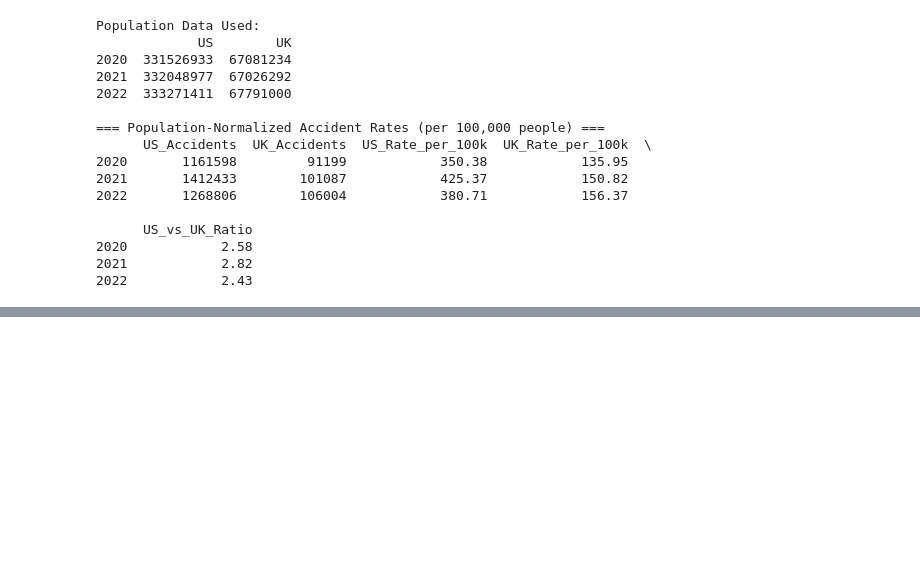
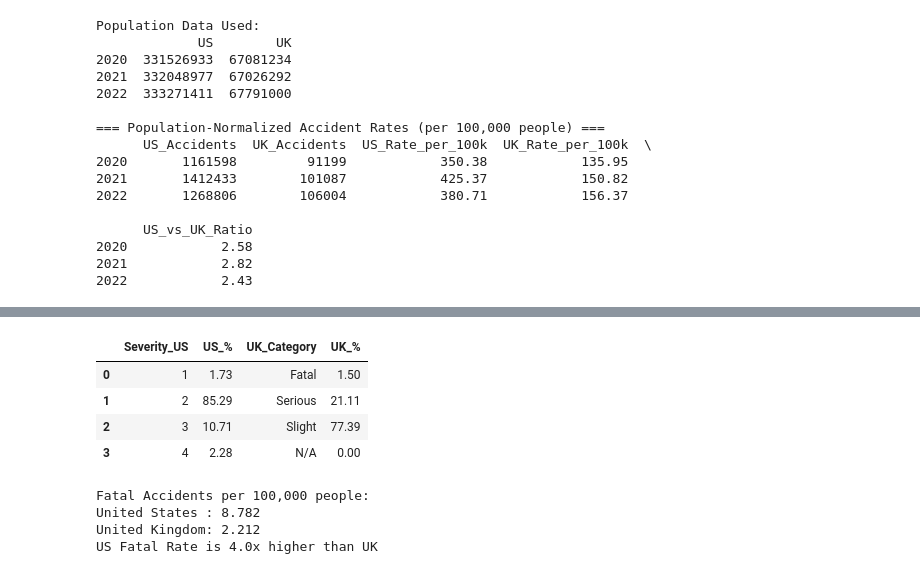
Before and after one commit to denislavh/Uk-vs-US-Road-Accidents-Comparison, a Jupyter notebook: Road_Accidents.ipynb, the cells around one changed output, grey strips where cells are left out. Saved outputs shown, nothing was run; the diff lists cells and outputs as text; code cells hidden in the pictures; blank space fills up the shorter version.

```diff
--- a/Road_Accidents.ipynb
+++ b/Road_Accidents.ipynb
@@ -292,0 +400,34 @@ display(Markdown(summary_md))
+# %%
+
+comparison_table = pd.DataFrame({
+    'Severity_US': [1, 2, 3, 4],
+    'US_%': us_sev.values,
+    'UK_Category': ['Fatal', 'Serious', 'Slight', 'N/A'],
+    'UK_%': [uk_sev.get('Fatal', 0), uk_sev.get('Serious', 0),
+             uk_sev.get('Slight', 0), 0]
+})
+
+display(comparison_table.round(2))
+# %% [output]
+|  | Severity_US | US_% | UK_Category | UK_% |
+| 0 | 1 | 1.73 | Fatal | 1.50 |
+| 1 | 2 | 85.29 | Serious | 21.11 |
+| 2 | 3 | 10.71 | Slight | 77.39 |
+| 3 | 4 | 2.28 | N/A | 0.00 |
+# %%
+# Fatal rate per 100,000 people
+fatal_us_rate = (us_filtered[us_filtered['Severity'] == 4].shape[0] /
+                 comparison['US_Population'].sum()) * 100_000
+
+fatal_uk_rate = (uk_filtered[uk_filtered['Severity'] == 1].shape[0] /
+                 comparison['UK_Population'].sum()) * 100_000
+
+print(f"Fatal Accidents per 100,000 people:")
+print(f"United States : {fatal_us_rate:.3f}")
+print(f"United Kingdom: {fatal_uk_rate:.3f}")
+print(f"US Fatal Rate is {fatal_us_rate/fatal_uk_rate:.1f}x higher than UK")
+# %% [output]
+Fatal Accidents per 100,000 people:
+United States : 8.782
+United Kingdom: 2.212
+US Fatal Rate is 4.0x higher than UK
```
Also changed, not shown: parts of 17 cells of this notebook.
